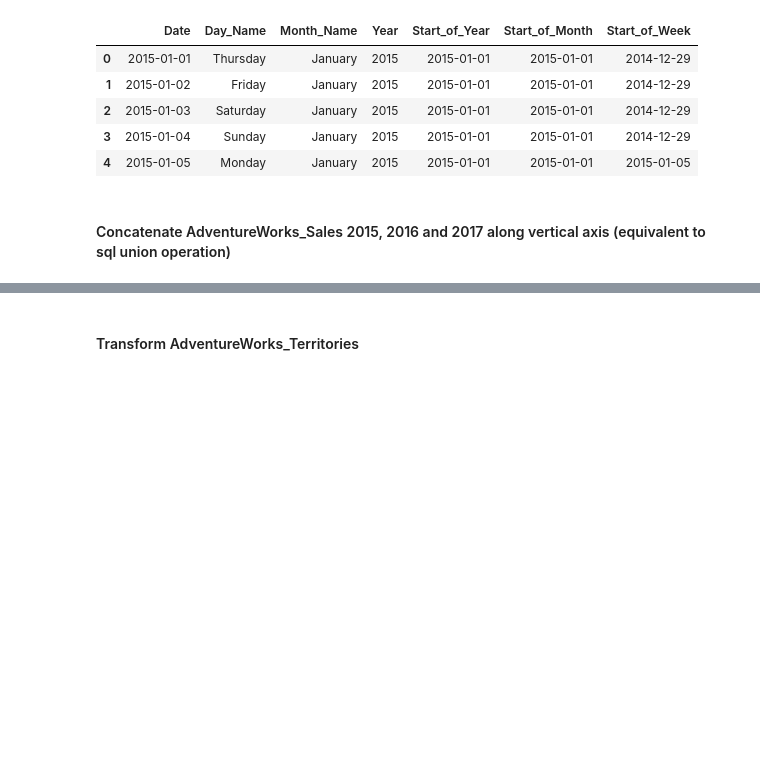
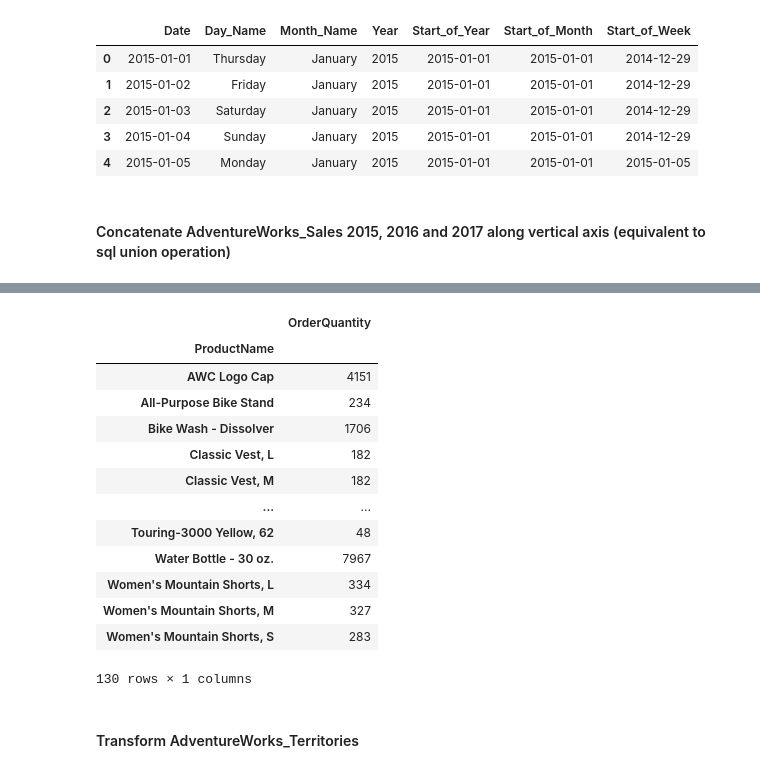
Before and after one commit to MeetPatel89/adventure_works_analysis, a Jupyter notebook: notebook.ipynb, the cells around one changed output, grey strips where cells are left out. Saved outputs shown, nothing was run; the diff lists cells and outputs as text; code cells hidden in the pictures; blank space fills up the shorter version.

```diff
--- a/notebook.ipynb
+++ b/notebook.ipynb
@@ -245,3 +279,20 @@ pd.concat([aw_sales_2015, aw_sales_2016, aw_sales_2017]).to_csv(rf"{ROOT_DIR}/st
+# %%
+pd.merge(aw_sales, aw_products_lookup, on="ProductKey").groupby("ProductName").agg({"OrderQuantity": "sum"})
+# %% [output]
+|  | OrderQuantity |
+| ProductName |  |
+| AWC Logo Cap | 4151 |
+| All-Purpose Bike Stand | 234 |
+| Bike Wash - Dissolver | 1706 |
+| Classic Vest, L | 182 |
+| Classic Vest, M | 182 |
+| ... | ... |
+| Touring-3000 Yellow, 62 | 48 |
+| Water Bottle - 30 oz. | 7967 |
+| Women's Mountain Shorts, L | 334 |
+| Women's Mountain Shorts, M | 327 |
+| Women's Mountain Shorts, S | 283 |
+130 rows × 1 columns
 # %% [markdown]
 #### Transform AdventureWorks_Territories
 # %%
```
Also changed, not shown: parts of 6 cells of this notebook, 3 other files.
